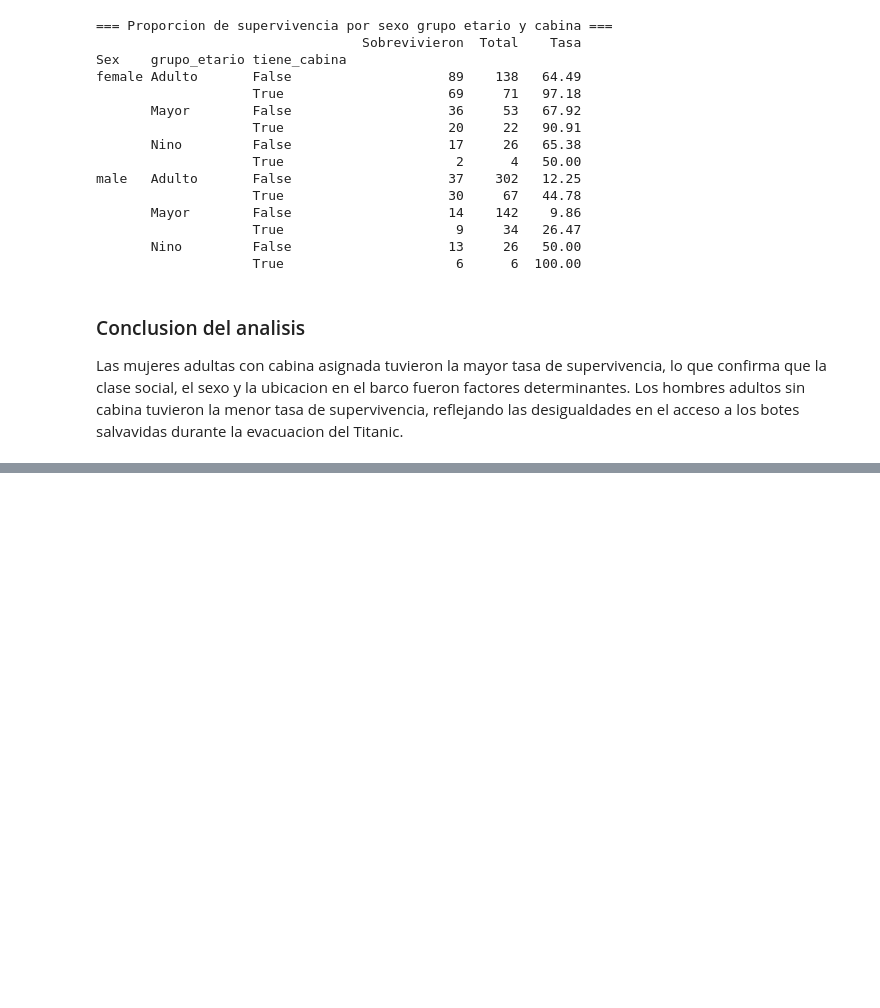
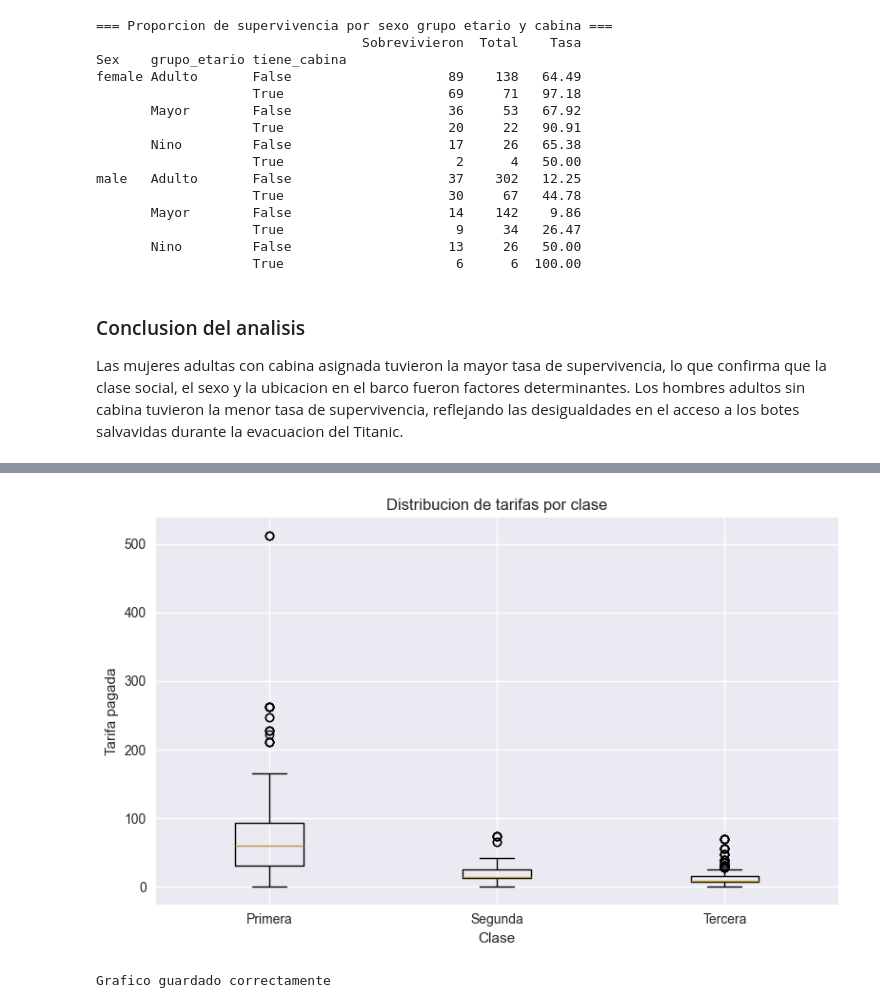
Before and after one commit to JuanBeltran16/taller-pandas-titanic-JacoboyHelenF, a Jupyter notebook: notebooks/proyecto_titanic.ipynb, the cells around one changed output, grey strips where cells are left out. Drawn from its saved outputs; the diff is of its cells as text; code cells hidden in the pictures; blank space fills up the shorter version.

```diff
--- a/notebooks/proyecto_titanic.ipynb
+++ b/notebooks/proyecto_titanic.ipynb
@@ -622,0 +707,16 @@ evacuacion del Titanic.
+# %%
+# Grafico 6 - Boxplot de tarifas por clase
+fig, ax = plt.subplots(figsize=(8, 5))
+
+clases = [df_train[df_train['Pclass'] == i]['Fare'].dropna() for i in [1, 2, 3]]
+ax.boxplot(clases, labels=['Primera', 'Segunda', 'Tercera'])
+ax.set_title('Distribucion de tarifas por clase')
+ax.set_xlabel('Clase')
+ax.set_ylabel('Tarifa pagada')
+plt.tight_layout()
+plt.savefig('../outputs/graficos/tarifas_por_clase.png')
+plt.show()
+print("Grafico guardado correctamente")
+# %% [output]
+[figure, added]
+Grafico guardado correctamente
```
Also changed, not shown: parts of 9 cells of this notebook, 4 other files.
